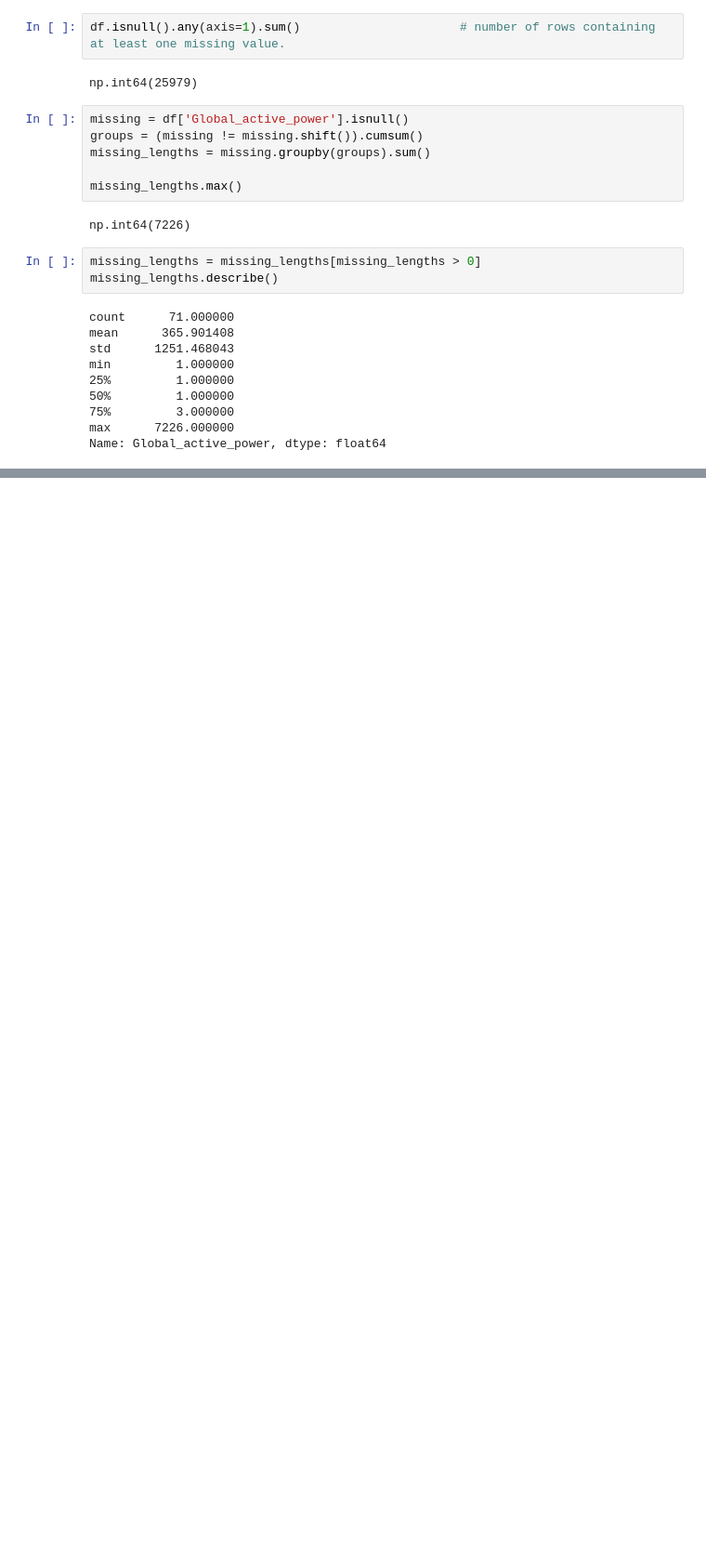
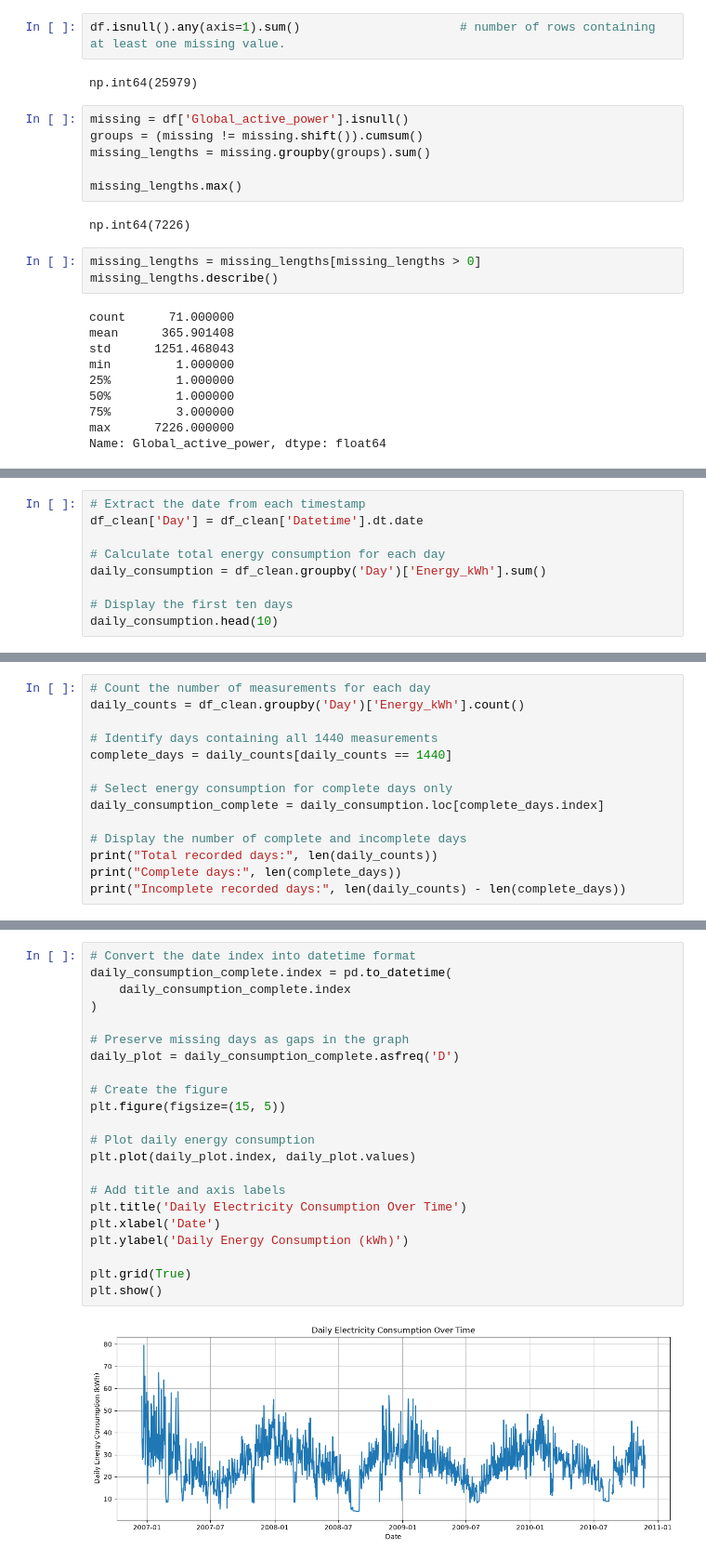
Before and after one commit to omarelnahrawy2025/data-cleaning-practice, a Jupyter notebook: practical-data-cleaning.ipynb, the cells around one changed output, grey strips where cells are left out. Shown at 93% size. Saved outputs shown, nothing was run; the diff lists cells and outputs as text; blank space fills up the shorter version.

```diff
--- a/practical-data-cleaning.ipynb
+++ b/practical-data-cleaning.ipynb
@@ -117,0 +726,9 @@ Name: Global_active_power, dtype: float64
+# %%
+# Extract the date from each timestamp
+df_clean['Day'] = df_clean['Datetime'].dt.date
+
+# Calculate total energy consumption for each day
+daily_consumption = df_clean.groupby('Day')['Energy_kWh'].sum()
+
+# Display the first ten days
+daily_consumption.head(10)
@@ -117,0 +755,14 @@ Name: Global_active_power, dtype: float64
+# %%
+# Count the number of measurements for each day
+daily_counts = df_clean.groupby('Day')['Energy_kWh'].count()
+
+# Identify days containing all 1440 measurements
+complete_days = daily_counts[daily_counts == 1440]
+
+# Select energy consumption for complete days only
+daily_consumption_complete = daily_consumption.loc[complete_days.index]
+
+# Display the number of complete and incomplete days
+print("Total recorded days:", len(daily_counts))
+print("Complete days:", len(complete_days))
+print("Incomplete recorded days:", len(daily_counts) - len(complete_days))
@@ -117,0 +779,24 @@ Name: Global_active_power, dtype: float64
+# %%
+# Convert the date index into datetime format
+daily_consumption_complete.index = pd.to_datetime(
+    daily_consumption_complete.index
+)
+
+# Preserve missing days as gaps in the graph
+daily_plot = daily_consumption_complete.asfreq('D')
+
+# Create the figure
+plt.figure(figsize=(15, 5))
+
+# Plot daily energy consumption
+plt.plot(daily_plot.index, daily_plot.values)
+
+# Add title and axis labels
+plt.title('Daily Electricity Consumption Over Time')
+plt.xlabel('Date')
+plt.ylabel('Daily Energy Consumption (kWh)')
+
+plt.grid(True)
+plt.show()
+# %% [output]
+[figure, added]
```
Also changed, not shown: parts of 58 cells of this notebook.
